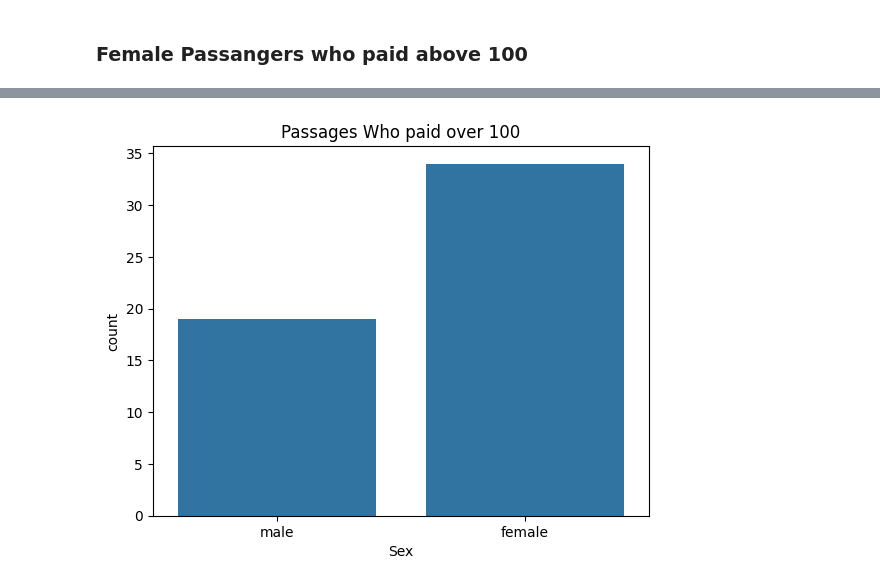
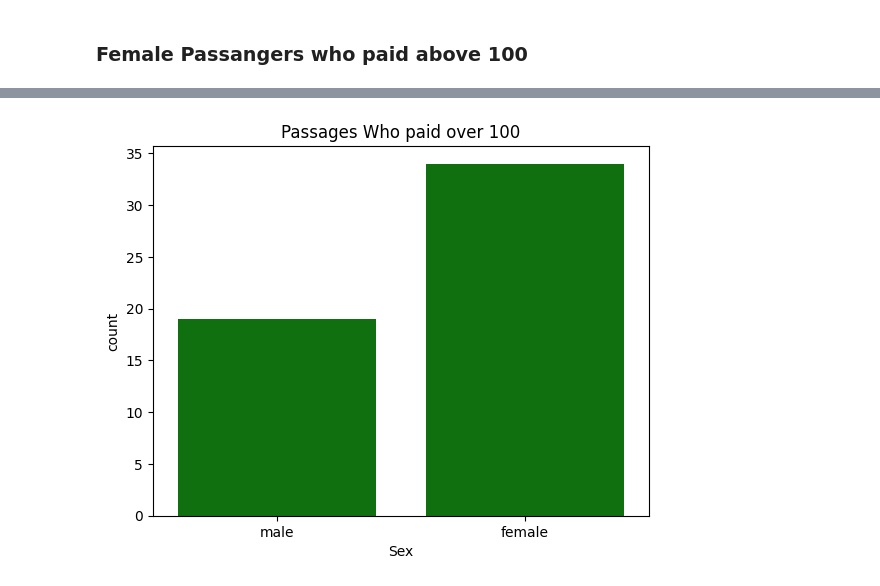
Before and after one commit to lucy-kevin/Titanic-Analysis, a Jupyter notebook: main.ipynb, the cells around one changed output, grey strips where cells are left out. Saved outputs shown, nothing was run; the diff lists cells and outputs as text; code cells hidden in the pictures.

Commit message:
I worked on data cleaning

```diff
--- a/main.ipynb
+++ b/main.ipynb
@@ -165,6 +165,6 @@ known_age.shape
 # %% [markdown]
 ### Names of Passanges who paid above 100
 # %%
-paid_above100 = df.loc[df['Fare'] > 100, ['Name', 'Age', 'Sex']]
+paid_above100 = df.loc[df['Fare'] > 100, ['Name', 'Age', 'Sex', 'Fare']]
 paid_above100.head(10)
 # %% [output]
@@ -196,8 +202,8 @@ import seaborn as sns
 # %%
 plt.Figure(figsize=(10,8))
-sns.countplot(x = 'Sex', data =paid_above100 )
+sns.countplot(x = 'Sex', data =paid_above100 , color = 'green')
 plt.title('Passages Who paid over 100')
 plt.xlabel('Sex')
 plt.show()
 # %% [output]
-[figure, old version]
+[figure, new version]
```
Also changed, not shown: parts of 20 cells of this notebook.
